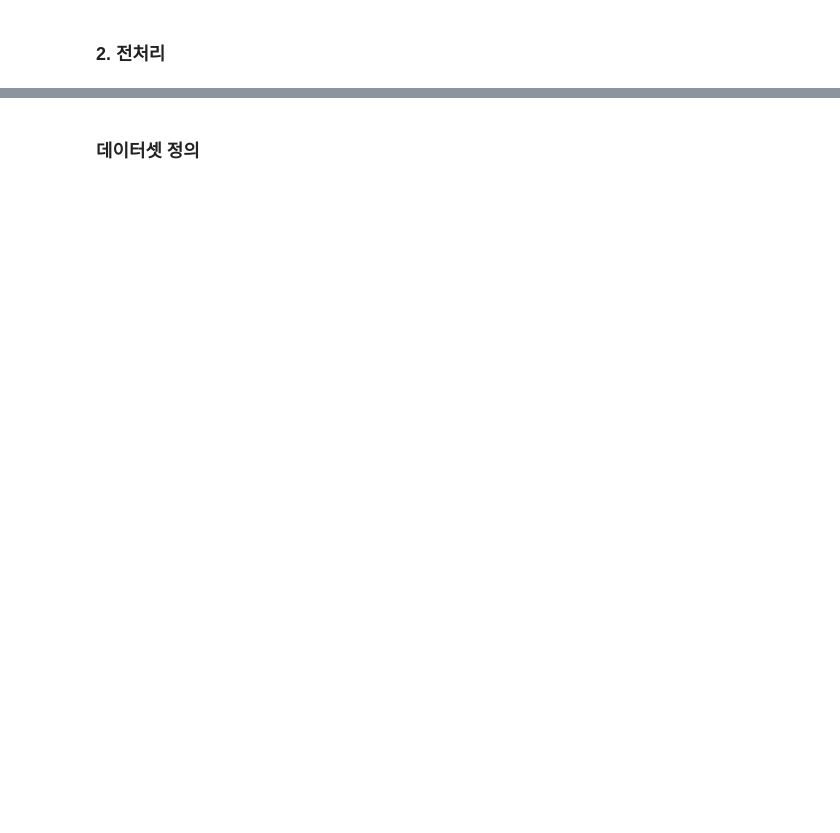
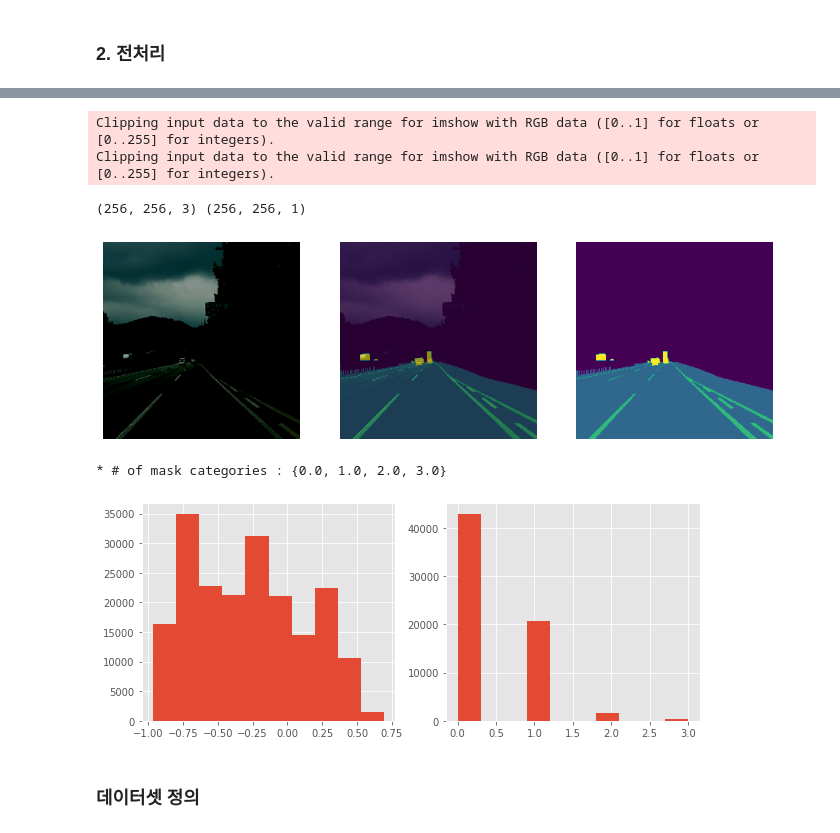
Before and after one commit to josooik/DeepLearning, a Jupyter notebook: 실습/18_segmentation_lane.ipynb, the cells around one changed output, grey strips where cells are left out. Cells and saved outputs as stored; diff of their text form; code cells hidden in the pictures; blank space fills up the shorter version.

```diff
--- a/실습/18_segmentation_lane.ipynb
+++ b/실습/18_segmentation_lane.ipynb
@@ -117,2 +299,15 @@ display_img(img, classid)
+# %%
+img_aug, mask_aug = dg.augment(img_pre, mask_pre)
+print(img_aug.shape, mask_aug.shape)
+
+display_img(img_aug, mask_aug)
+hist_val(img_aug, mask_aug)
+# %% [output]
+Clipping input data to the valid range for imshow with RGB data ([0..1] for floats or [0..255] for integers).
+Clipping input data to the valid range for imshow with RGB data ([0..1] for floats or [0..255] for integers).
+(256, 256, 3) (256, 256, 1)
+[figure, added]
+* # of mask categories : {0.0, 1.0, 2.0, 3.0}
+[figure, added]
 # %% [markdown]
 ### 데이터셋 정의
```
Also changed, not shown: parts of 22 cells of this notebook, 1 other file.
